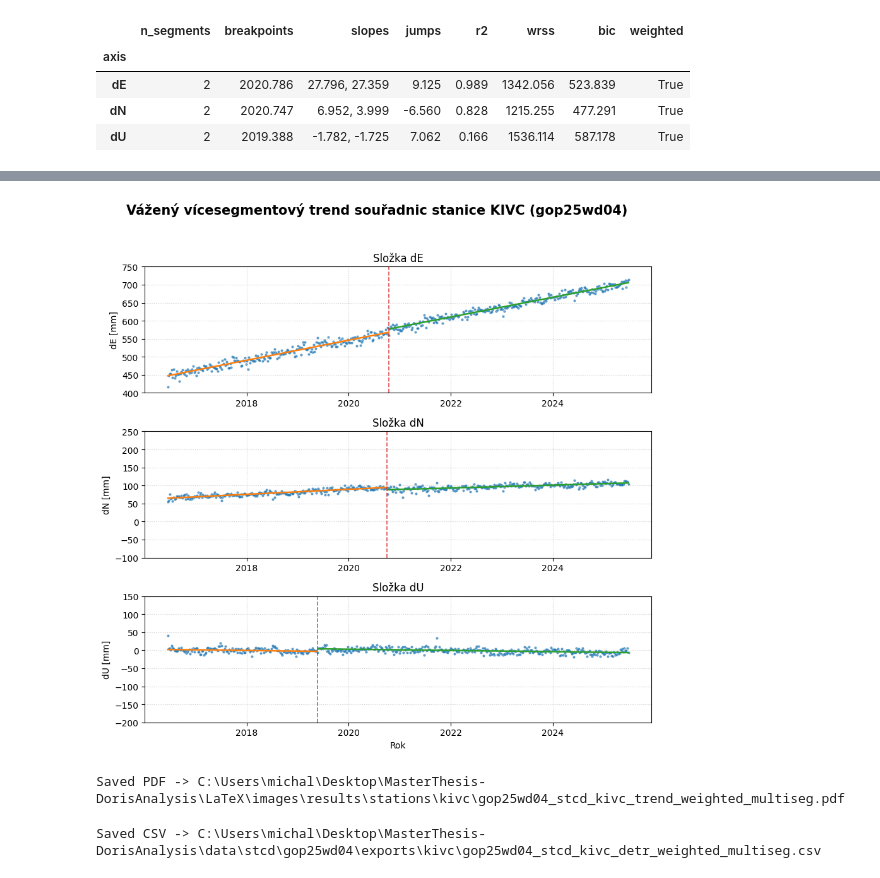
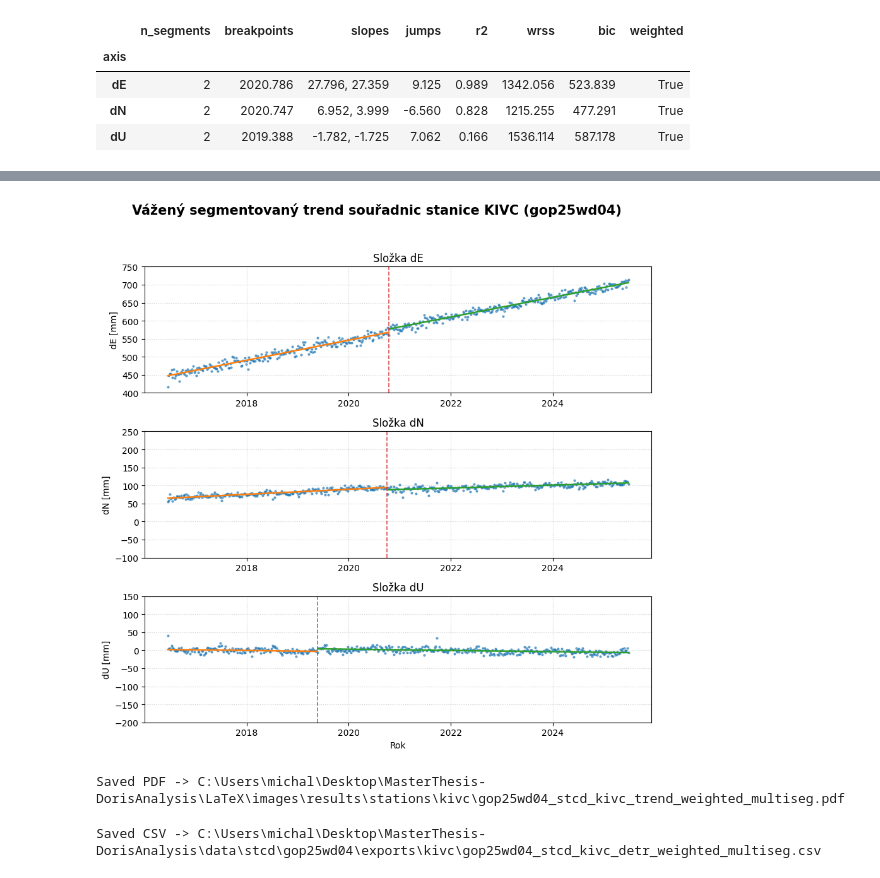
Before and after one commit to kovarmi9/MasterThesis-DorisAnalysis, a Jupyter notebook: notebooks/stations/trend_detection_load_with_doris.ipynb, the cells around one changed output, grey strips where cells are left out. Saved outputs shown, nothing was run; the diff lists cells and outputs as text; code cells hidden in the pictures.

```diff
--- a/notebooks/stations/trend_detection_load_with_doris.ipynb
+++ b/notebooks/stations/trend_detection_load_with_doris.ipynb
@@ -403,7 +402,7 @@ TREND_EXPORTS = {
         "tex": EXPORT_DIR / f"{IMAGE_NAME}_trend_table_weighted_2seg.tex",
     },
     "weighted_multiseg": {
-        "label": "Weighted multi-segment linear trend",
+        "label": "Weighted segmented linear trend",
         "csv": EXPORT_DIR / f"{IMAGE_NAME}_detr_weighted_multiseg.csv",
         "fit_plot": IMAGES_DIR / f"{IMAGE_NAME}_trend_weighted_multiseg.pdf",
         "residual_plot": IMAGES_DIR / f"{IMAGE_NAME}_residuals_weighted_multiseg.pdf",
@@ -1213,5 +1226,5 @@ Saved TeX -> C:\Users\michal\Desktop\MasterThesis-DorisAnalysis\data\stcd\gop25w
 # %%
-# --- Plot: weighted multi-segment linear trend ---
+# --- Plot: weighted segmented linear trend ---
 
 components = components
 
@@ -1242,7 +1255,7 @@ for ax, comp in zip(axes, components):
         color="tab:blue"
     )
 
-    # Multi-segment trend
+    # Segmented trend
     trend = trend_multi_results.get(comp)
 
     if trend is not None:
@@ -1273,34 +1286,34 @@ for ax, comp in zip(axes, components):
     ax.grid(True, linestyle=":", alpha=0.6)
 
 axes[-1].set_xlabel("Rok")
 
 fig.suptitle(
-    f"Vážený vícesegmentový trend souřadnic stanice {STATION.upper()} ({SOLUTION})",
+    f"Vážený segmentovaný trend souřadnic stanice {STATION.upper()} ({SOLUTION})",
     fontsize=15,
     fontweight="bold"
 )
 
 uniform_y_scale_policy(
     axes=axes,
     df=df_filt,
     components=components,
     tick_step=None,
     target_ticks=6,
     tightness="tight",
     min_ticks=3,
     robust=True,
     q_low=1.0,
     q_high=99.0
 )
 
 plt.tight_layout(rect=[0, 0, 1, 0.95])
 
 fig.savefig(CONFIG["fit_plot"], bbox_inches="tight")
 
 plt.show()
 
 print("Saved PDF ->", CONFIG["fit_plot"].resolve())
 # %% [output]
-[figure, old version]
+[figure, new version]
 Saved PDF -> C:\Users\michal\Desktop\MasterThesis-DorisAnalysis\LaTeX\images\results\stations\kivc\gop25wd04_stcd_kivc_trend_weighted_multiseg.pdf
 # %%
```
Also changed, not shown: parts of 24 cells of this notebook, 10 other files.
